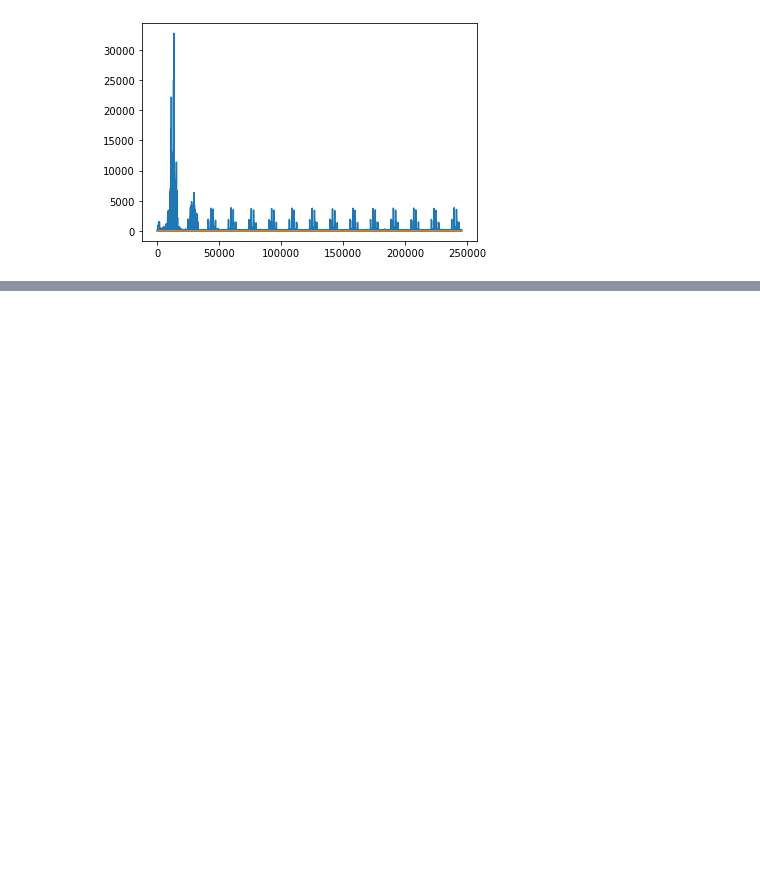
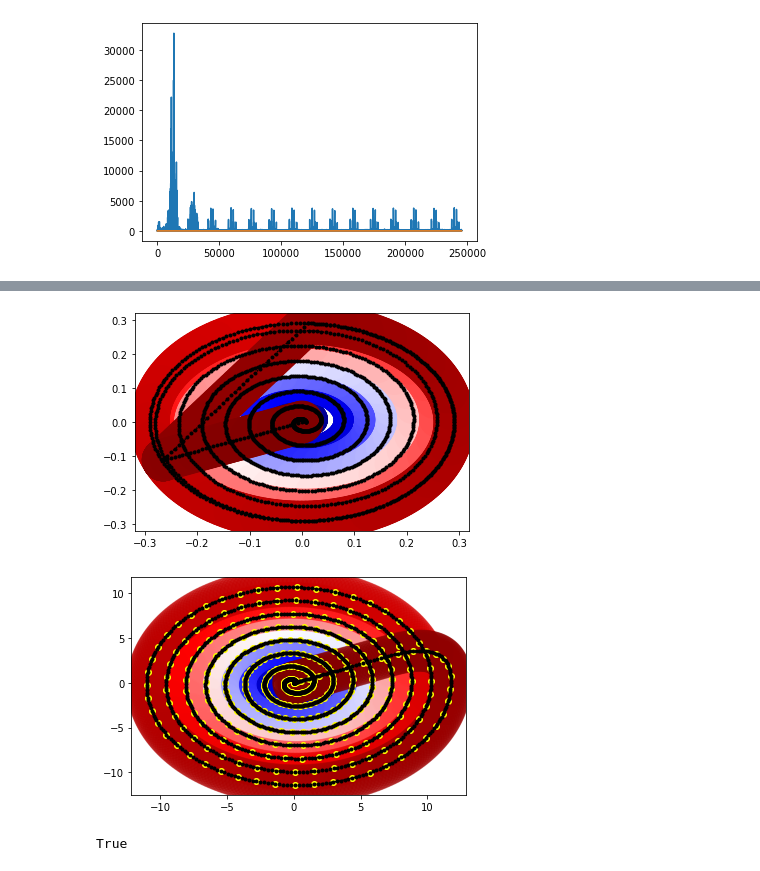
Before and after one commit to Xiao-JI-94158/pyHydra, a Jupyter notebook: BrukerPV360Test.ipynb, the cells around one changed output, grey strips where cells are left out. Drawn from its saved outputs; the diff is of its cells as text; code cells hidden in the pictures; blank space fills up the shorter version.

```diff
--- a/BrukerPV360Test.ipynb
+++ b/BrukerPV360Test.ipynb
@@ -96,0 +124,29 @@ plt.show
+# %%
+spiral_x = (a.dataset['PARAM']['method'][0]['PVM_SpiralShape1']).astype(np.float64)
+
+spiral_y = (a.dataset['PARAM']['method'][0]['PVM_SpiralShape2']).astype(np.float64)
+
+
+spiral = spiral_x + 1j * spiral_y
+
+plt.figure()
+plt.scatter(spiral_x, spiral_y, c=(range(len(spiral_x))), s=(range(len(spiral_x))), cmap='seismic')
+plt.plot(spiral_x, spiral_y, c= "black", marker='.', linestyle=':')
+plt.show()
+
+
+
+traj = np.cumsum(spiral)
+traj_ro = traj[::5]
+
+plt.figure()
+plt.scatter(np.cumsum(spiral_x), np.cumsum(spiral_y), c=(range(len(spiral_x))), s=(range(len(spiral_x))), cmap='seismic', alpha=.3)
+plt.plot(np.cumsum(spiral_x), np.cumsum(spiral_y), c= "black", marker='.', linestyle=':')
+plt.scatter(np.real(traj_ro),np.imag(traj_ro), c='yellow')
+plt.show()
+
+len(traj_ro) == a.dataset['PARAM']['method'][0]['PVM_SpiralNbOfAcqPoints']
+# %% [output]
+[figure, added]
+[figure, added]
+True
```
Also changed, not shown: parts of 2 cells of this notebook, 1 other file.
